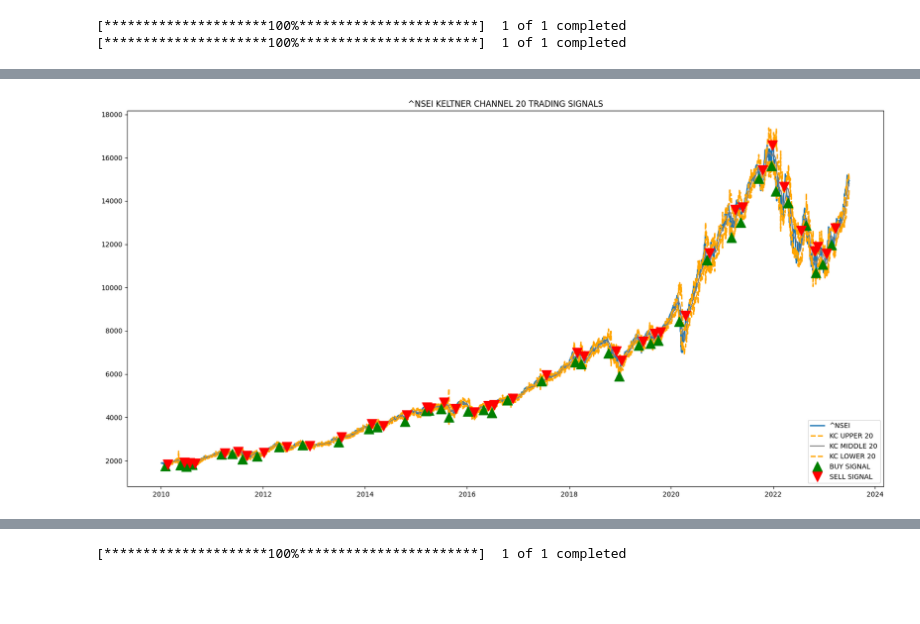
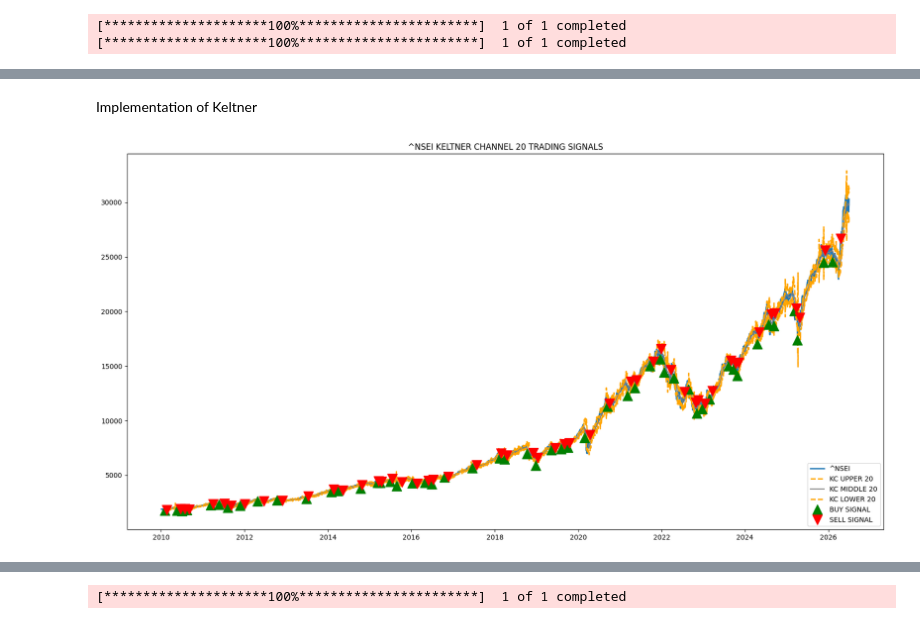
Before and after one commit to shivamp-20/Mathematical-Trading-Strategies, a Jupyter notebook: Assignment 2/210910_Assignment_2.ipynb, the cells around one changed output, grey strips where cells are left out. Saved outputs shown, nothing was run; the diff lists cells and outputs as text; code cells hidden in the pictures; blank space fills up the shorter version.

Commit message:
Update trading strategy notebooks

```diff
--- a/Assignment 2/210910_Assignment_2.ipynb
+++ b/Assignment 2/210910_Assignment_2.ipynb
@@ -429,0 +622,7 @@ plt.show()
+# %%
+
+df_ndx.columns = [
+    col[0] if isinstance(col, tuple) else col
+    for col in df_ndx.columns
+]
+df_ndx.head()
@@ -430,49 +637,18 @@ plt.show()
+# %% [markdown]
+Implementation of Keltner
 # %%
-def implement_kc_strategy(prices, kc_upper, kc_lower):
-    buy_price = []
-    sell_price = []
-    kc_signal = []
-    signal = 0
-
-    for i in range(len(prices)-1):
-        if prices[i] < kc_lower[i] and prices[i+1] > prices[i]:
-            if signal != 1:
-                buy_price.append(prices[i])
-                sell_price.append(np.nan)
-                signal = 1
-                kc_signal.append(signal)
-            else:
-                buy_price.append(np.nan)
-                sell_price.append(np.nan)
-                kc_signal.append(0)
-        elif prices[i] > kc_upper[i] and prices[i+1] < prices[i]:
-            if signal != -1:
-                buy_price.append(np.nan)
-                sell_price.append(prices[i])
-                signal = -1
-                kc_signal.append(signal)
-            else:
-                buy_price.append(np.nan)
-                sell_price.append(np.nan)
-                kc_signal.append(0)
-        else:
-            buy_price.append(np.nan)
-            sell_price.append(np.nan)
-            kc_signal.append(0)
-
-    return buy_price, sell_price, kc_signal
-buy_price, sell_price, kc_signal = implement_kc_strategy(data['Close'], data['KC_UB'], data['KC_LB'])
-data=data.iloc[:-1,:]
+buy_price_ndx, sell_price_ndx, kc_signal_ndx = implement_kc_strategy(df_ndx['Close'], df_ndx['KC_UB'], df_ndx['KC_LB'])
+df_ndx=df_ndx.iloc[:-1,:]
 
 plt.figure(figsize=(20,10))
-plt.plot(data['Close'], linewidth = 2, label = '^NSEI')
-plt.plot(data['KC_UB'], linewidth = 2, color = 'orange', linestyle = '--', label = 'KC UPPER 20')
-plt.plot(data['KC_MA'], linewidth = 1.5, color = 'grey', label = 'KC MIDDLE 20')
-plt.plot(data['KC_LB'], linewidth = 2, color = 'orange', linestyle = '--', label = 'KC LOWER 20')
-plt.plot(data.index, buy_price, marker = '^', color = 'green', markersize = 15, linewidth = 0, label = 'BUY SIGNAL')
-plt.plot(data.index, sell_price, marker = 'v', color= 'r', markersize = 15, linewidth = 0, label = 'SELL SIGNAL')
+plt.plot(df_ndx['Close'], linewidth = 2, label = '^NSEI')
+plt.plot(df_ndx['KC_UB'], linewidth = 2, color = 'orange', linestyle = '--', label = 'KC UPPER 20')
+plt.plot(df_ndx['KC_MA'], linewidth = 1.5, color = 'grey', label = 'KC MIDDLE 20')
+plt.plot(df_ndx['KC_LB'], linewidth = 2, color = 'orange', linestyle = '--', label = 'KC LOWER 20')
+plt.plot(df_ndx.index, buy_price_ndx, marker = '^', color = 'green', markersize = 15, linewidth = 0, label = 'BUY SIGNAL')
+plt.plot(df_ndx.index, sell_price_ndx, marker = 'v', color= 'r', markersize = 15, linewidth = 0, label = 'SELL SIGNAL')
 plt.legend(loc = 'lower right')
 plt.title('^NSEI KELTNER CHANNEL 20 TRADING SIGNALS')
 plt.show()
 # %% [output]
-[figure, old version]
+[figure, new version]
```
Also changed, not shown: parts of 63 cells of this notebook, 3 other files.
